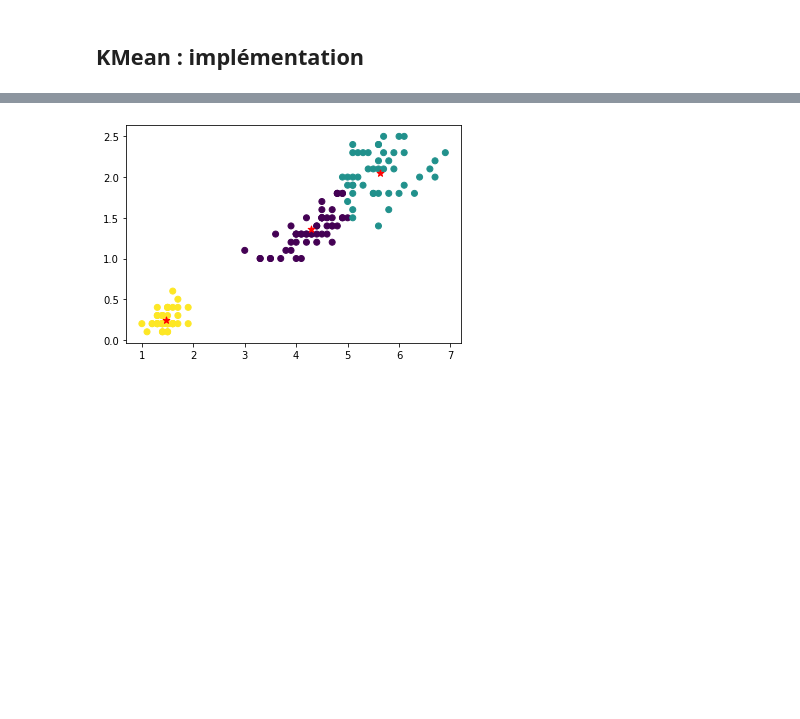
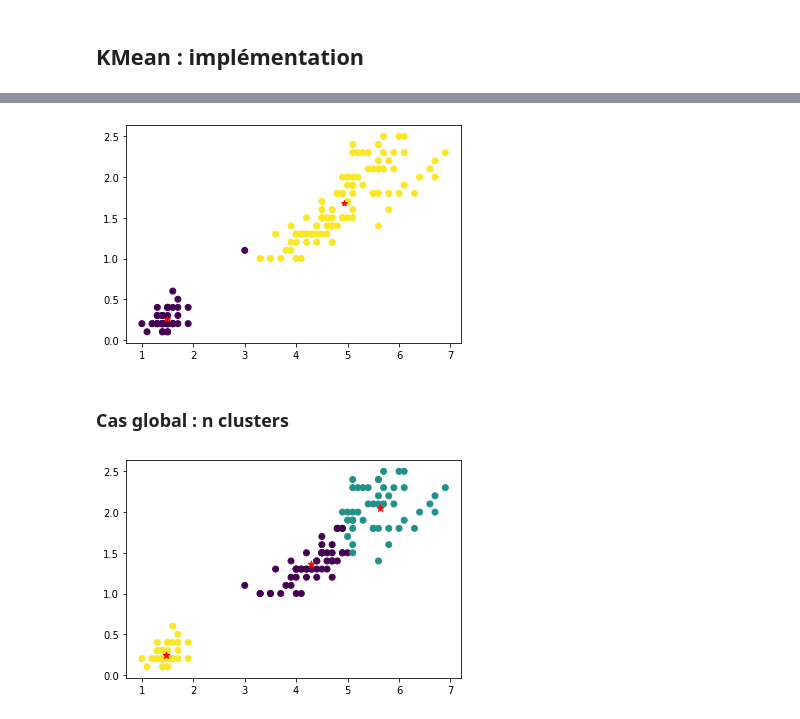
Before and after one commit to titigmr/ML, a Jupyter notebook: KMean.ipynb, the cells around one changed output, grey strips where cells are left out. Drawn from its saved outputs; the diff is of its cells as text; code cells hidden in the pictures; blank space fills up the shorter version.

```diff
--- a/KMean.ipynb
+++ b/KMean.ipynb
@@ -50,3 +87,43 @@ plt.scatter(data[:,0], data[:,1], c=predict);
+# %%
+def KMean_two(X, n_iter=10):
+
+    # Initialise les centroids
+    centroid_1 = np.random.rand(2,1)
+    centroid_2 = np.random.rand(2,1)
+
+    for it in range(n_iter):
+
+        # Initialise un tableau de zeros
+        dist = np.zeros((X.shape[0],2))
+
+        #
+        for j,i in enumerate(X) :
+            dist[j,0] = euclidean(i, centroid_1)
+            dist[j,1] = euclidean(i, centroid_2)
+
+        label = np.argmin(dist, axis=1)
+
+        if np.any(label == 1) and np.any(label == 0):
+            centroid_1 = X[label == 0].mean(axis=0)
+            centroid_2 = X[label == 1].mean(axis=0)
+        elif np.any(label == 1):
+            centroid_2 = X[label == 1].mean(axis=0)
+        elif np.any(label == 0):
+            centroid_1 = X[label == 0].mean(axis=0)
+
+    centers = np.vstack([centroid_1, centroid_2])
+
+    return label, centers
+# %%
+labels, center = KMean_two(data)
+# %%
+plt.scatter(data[:,0], data[:,1], c=labels, marker='o')
+plt.scatter(center[0,0],center[0,1], c='r', marker='*')
+plt.scatter(center[1,0],center[1,1], c='r', marker='*');
+# %% [output]
+[figure, added]
+# %% [markdown]
+### Cas global : n clusters
 # %%
 def KMean(data, n_clusters, max_iterations=10, random_state=None):
 
```
Also changed, not shown: parts of 5 cells of this notebook.
